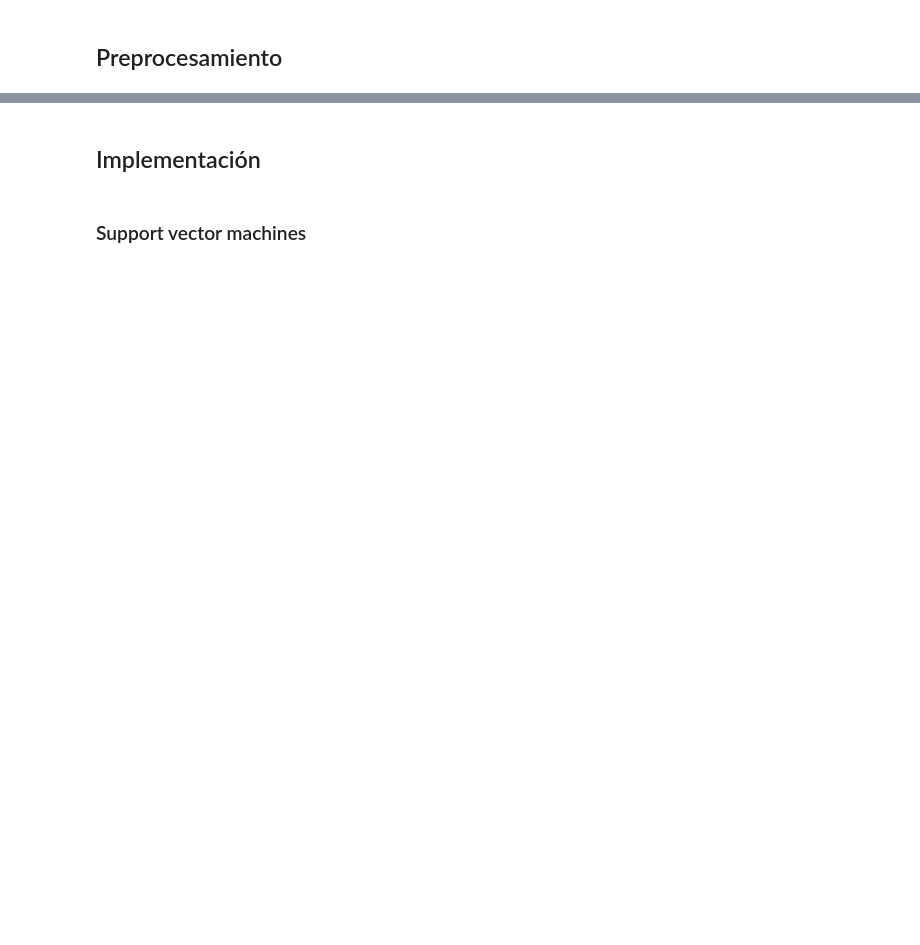
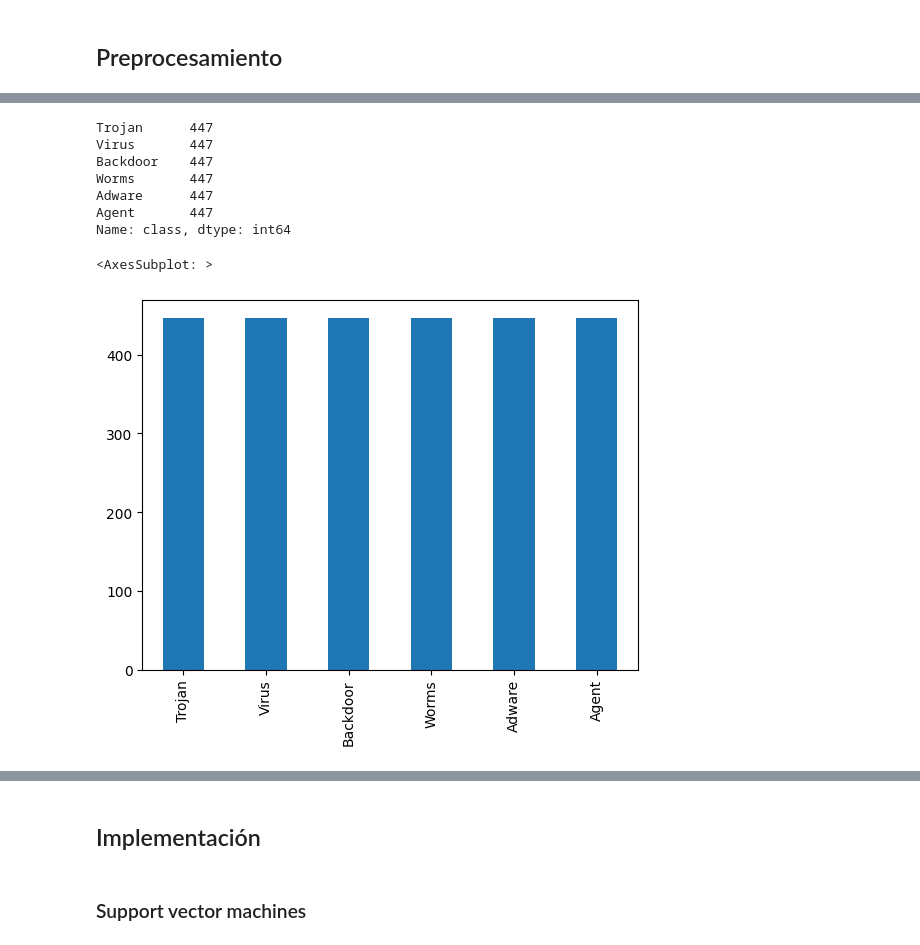
Before and after one commit to sebas411/Lab3-Security-Data-Science, a Jupyter notebook: Lab 3.ipynb, the cells around one changed output, grey strips where cells are left out. Cells and saved outputs as stored; diff of their text form; code cells hidden in the pictures; blank space fills up the shorter version.

```diff
--- a/Lab 3.ipynb
+++ b/Lab 3.ipynb
@@ -53,0 +84,13 @@ df = df.drop("file", axis=1)
+# %%
+print(df2['class'].value_counts())
+df2['class'].value_counts().plot(kind='bar')
+# %% [output]
+Trojan      447
+Virus       447
+Backdoor    447
+Worms       447
+Adware      447
+Agent       447
+Name: class, dtype: int64
+<AxesSubplot: >
+[figure, added]
```
Also changed, not shown: parts of 25 cells of this notebook.
